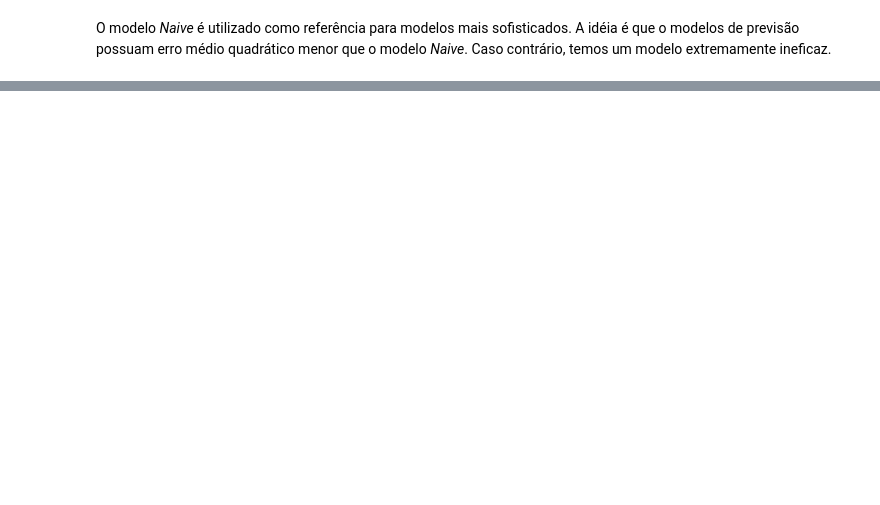
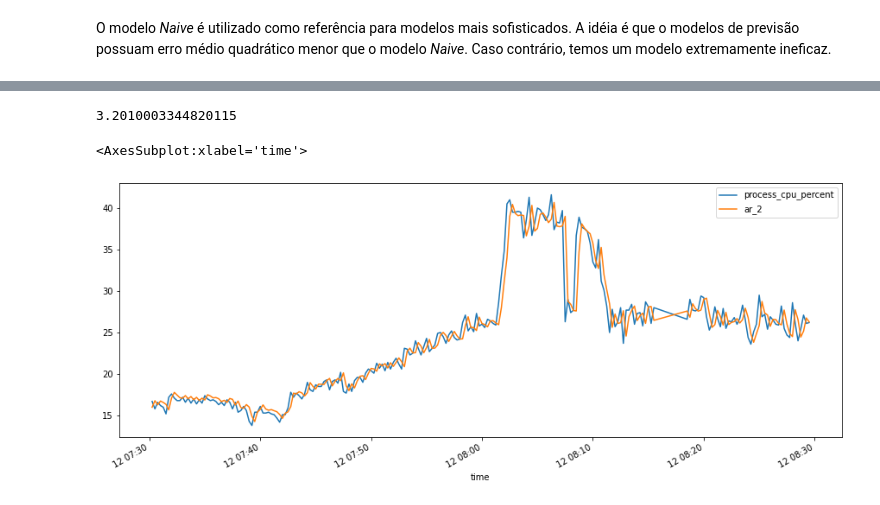
Before and after one commit to Oraculum-Fatec/api-monitoramento-site, a Jupyter notebook: Time_Serires.ipynb, the cells around one changed output, grey strips where cells are left out. Saved outputs shown, nothing was run; the diff lists cells and outputs as text; code cells hidden in the pictures; blank space fills up the shorter version.

```diff
--- a/Time_Serires.ipynb
+++ b/Time_Serires.ipynb
@@ -228,0 +288,4 @@ onde $\epsilon_t$ é o ruído branco. Nos referimos a um modelo AR($p$) como um
+# %%
+df1['x2'] = df.process_cpu_percent.shift(2)
+df1.dropna(axis=0, inplace=True)
+df1.head()
@@ -228,0 +300,16 @@ onde $\epsilon_t$ é o ruído branco. Nos referimos a um modelo AR($p$) como um
+# %%
+x = df1[['x1', 'x2']]
+y = df1.process_cpu_percent.values
+
+reg2 = LinearRegression().fit(x ,y)
+previsoes = reg2.predict(x)
+errors = (y - previsoes) ** 2
+errors.mean()
+# %% [output]
+3.2010003344820115
+# %%
+df1['ar_2'] = reg2.predict(x)
+df1[['process_cpu_percent', 'ar_2']].plot(figsize=(15,6))
+# %% [output]
+<AxesSubplot:xlabel='time'>
+[figure, added]
```
Also changed, not shown: parts of 28 cells of this notebook.
